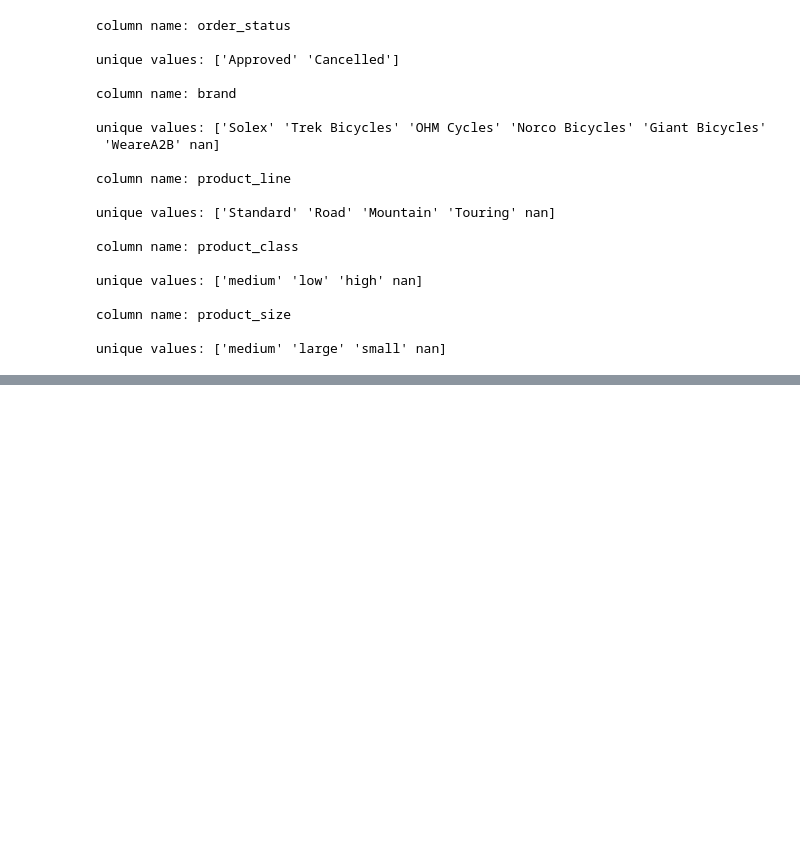
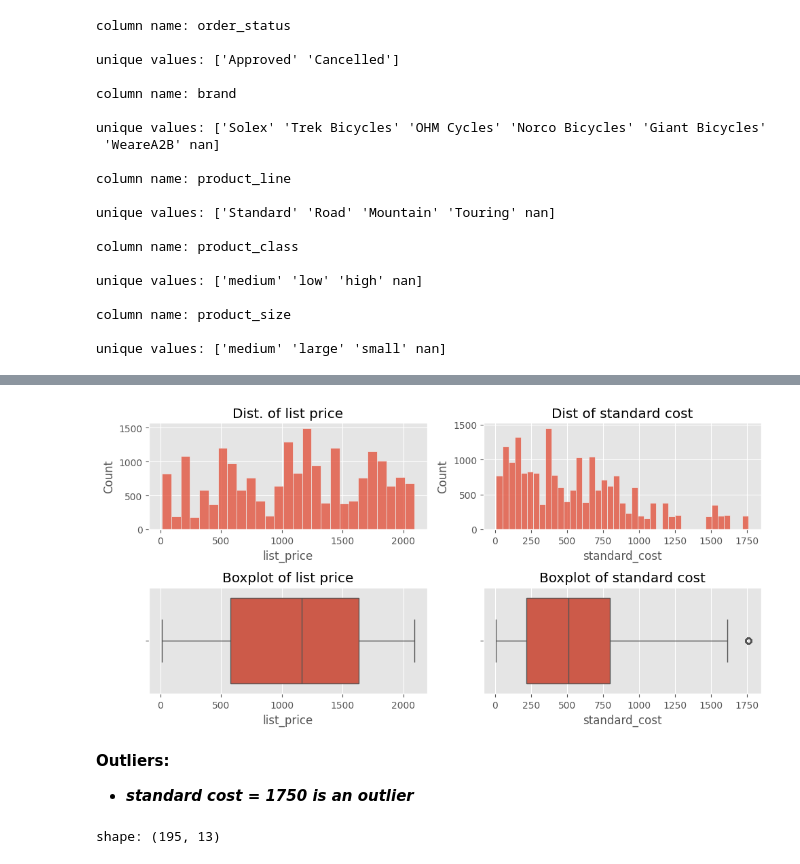
Before and after one commit to AhmAnwar/data-quality-KPMG-VE-forage, a Jupyter notebook: kpmg-ve-data-quality.ipynb, the cells around one changed output, grey strips where cells are left out. Drawn from its saved outputs; the diff is of its cells as text; code cells hidden in the pictures; blank space fills up the shorter version.

```diff
--- a/kpmg-ve-data-quality.ipynb
+++ b/kpmg-ve-data-quality.ipynb
@@ -9,7 +9,7 @@ plt.style.use('ggplot')
 # %% [markdown]
 # Import Datasets
 # %%
-path= '/content/KPMG_VI_New_raw_data_update_final.xlsx'
+path= '/content/KPMG_VI_New_raw_data_update_final (1).xlsx'
 # %%
 df_transactions= pd.read_excel(path, sheet_name= 'Transactions', skiprows= 1)
 # %%
@@ -162,6 +153,0 @@ unique product_id column values id df_transactions with product_size values equa
-# %%
-# drop records that include null values in product_id column
-df_transactions.dropna(axis= 'index', subset= 'product_id', inplace= True)
-
-# check
-print(f"sum of null values in product_id column= {df_transactions['product_id'].isna().sum()}")
@@ -196,0 +168,38 @@ array(['medium', 'large', 'small'], dtype=object)
+# %%
+plt.figure(figsize= (10, 5))
+
+plt.subplot(2, 2, 1)
+sns.histplot(data= df_transactions,
+             x= 'list_price',
+             bins= 'auto')
+plt.title('Dist. of list price')
+
+plt.subplot(2, 2, 3)
+sns.boxplot(data= df_transactions,
+            x= 'list_price')
+plt.title('Boxplot of list price')
+
+plt.subplot(2, 2, 2)
+sns.histplot(data= df_transactions,
+             x= 'standard_cost',
+             bins= 'auto')
+plt.title('Dist of standard cost')
+
+plt.subplot(2, 2, 4)
+sns.boxplot(data= df_transactions,
+            x= 'standard_cost')
+plt.title('Boxplot of standard cost')
+
+plt.tight_layout()
+plt.show()
+# %% [output]
+[figure, added]
+# %% [markdown]
+**Outliers:**
+
+- ***standard cost = 1750 is an outlier***
+# %%
+# shape of outlier records
+print(f"shape: {df_transactions[df_transactions['standard_cost'] > 1750].shape}\n\n")
+# %% [output]
+shape: (195, 13)
```
Also changed, not shown: parts of 13 cells of this notebook.
